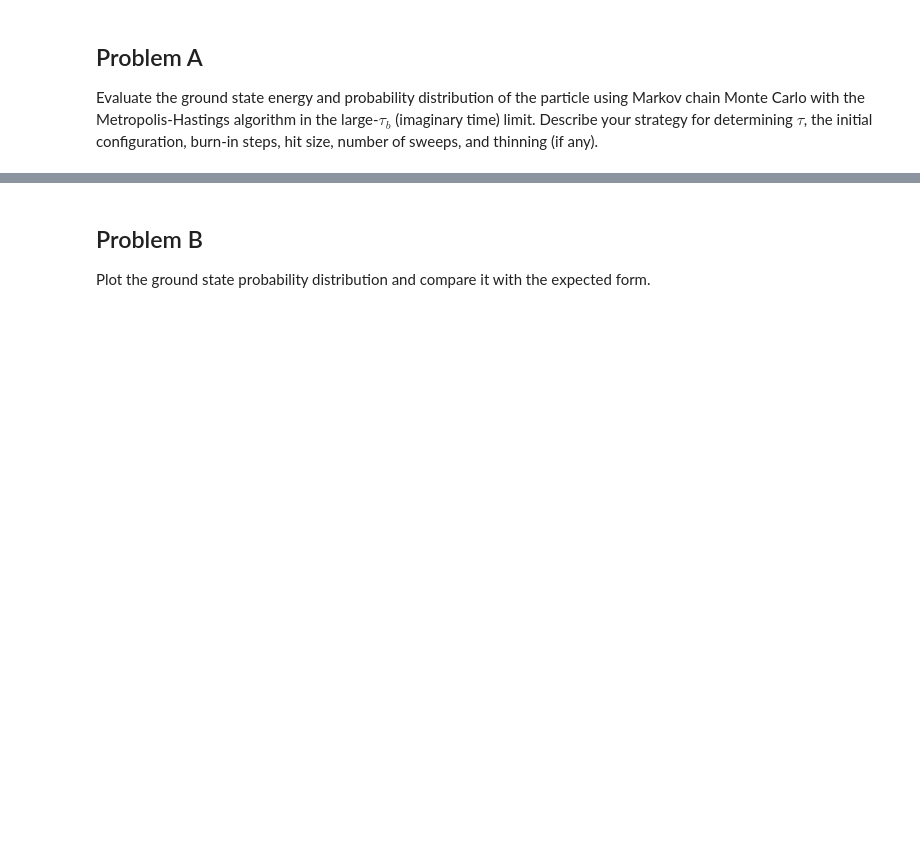
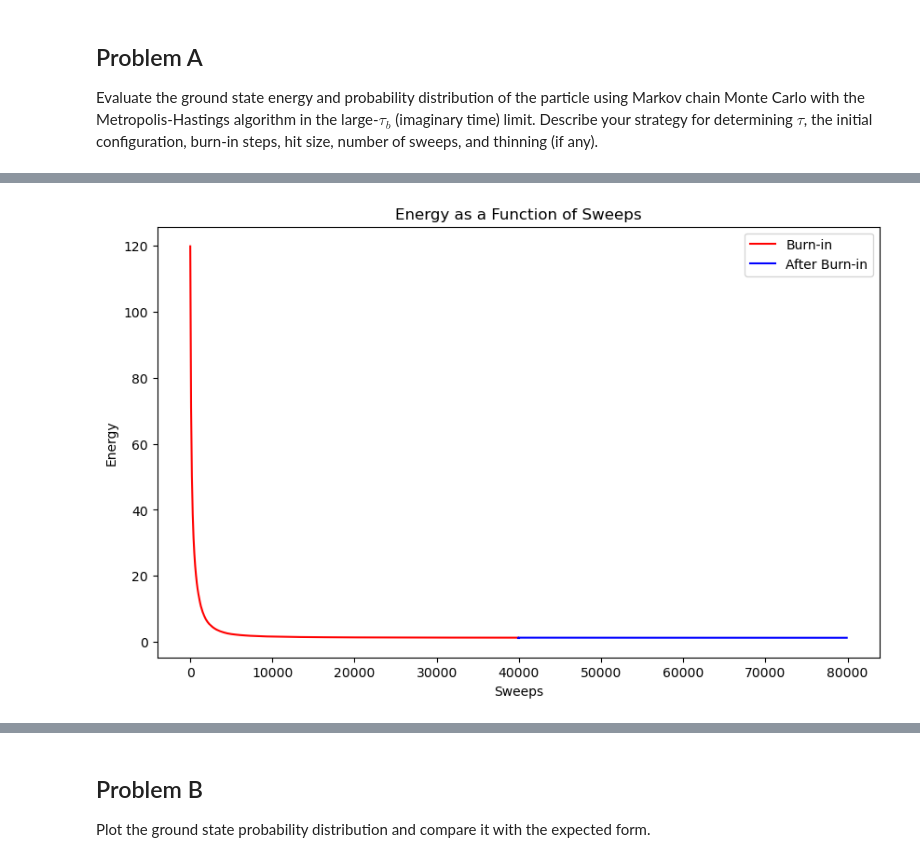
Before and after one commit to Girish-Krishnan/ucsd-phys142-double-well-mcmc-a, a Jupyter notebook: project.ipynb, the cells around one changed output, grey strips where cells are left out. Cells and saved outputs as stored; diff of their text form; code cells hidden in the pictures; blank space fills up the shorter version.

```diff
--- a/project.ipynb
+++ b/project.ipynb
@@ -30,0 +136,15 @@ Evaluate the ground state energy and probability distribution of the particle us
+# %%
+@numba.jit
+def MCMC(x_path, m, delta_tau, alpha, hit_size, xlow, xhigh, n_tau):
+    """
+    Performs a single sweep of the Metropolis-Hastings algorithm over all time slices of the path.
+    """
+    for i in range(n_tau):
+        x_prime = vary_path(x_path[i], hit_size, xlow, xhigh)
+        dS = delta_action(x_path, x_prime, i, m, delta_tau, alpha, n_tau)
+        if dS <= 0 or (np.random.random() < np.exp(-dS)):
+            x_path[i] = x_prime
+
+    # Update the histogram of the path positions
+    hist, _ = np.histogram(x_path, bins=x_bins)
+    return hist
@@ -30,0 +232,13 @@ Evaluate the ground state energy and probability distribution of the particle us
+# %%
+# Plot the energy as a function of the number of sweeps
+plt.figure(figsize=(10, 6))
+plt.plot(range(1, BURNIN, energy_calculation_interval), energy_values[:BURNIN//energy_calculation_interval], label='Burn-in', color='red')
+plt.plot(range(BURNIN, SWEEPS, energy_calculation_interval), energy_values[BURNIN//energy_calculation_interval - 1:], label='After Burn-in', color='blue')
+plt.plot([BURNIN - energy_calculation_interval, BURNIN], [energy_values[BURNIN//energy_calculation_interval-1], energy_values[BURNIN//energy_calculation_interval-1]], color='blue')
+plt.title('Energy as a Function of Sweeps')
+plt.xlabel('Sweeps')
+plt.ylabel('Energy')
+plt.legend()
+plt.show()
+# %% [output]
+[figure, added]
```
Also changed, not shown: parts of 39 cells of this notebook, 1 other file.
